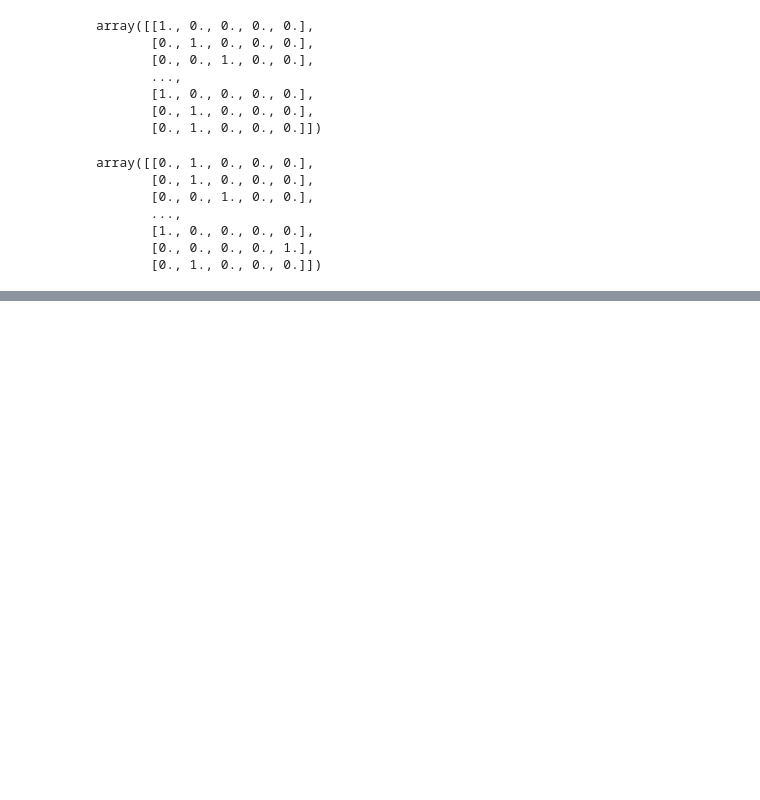
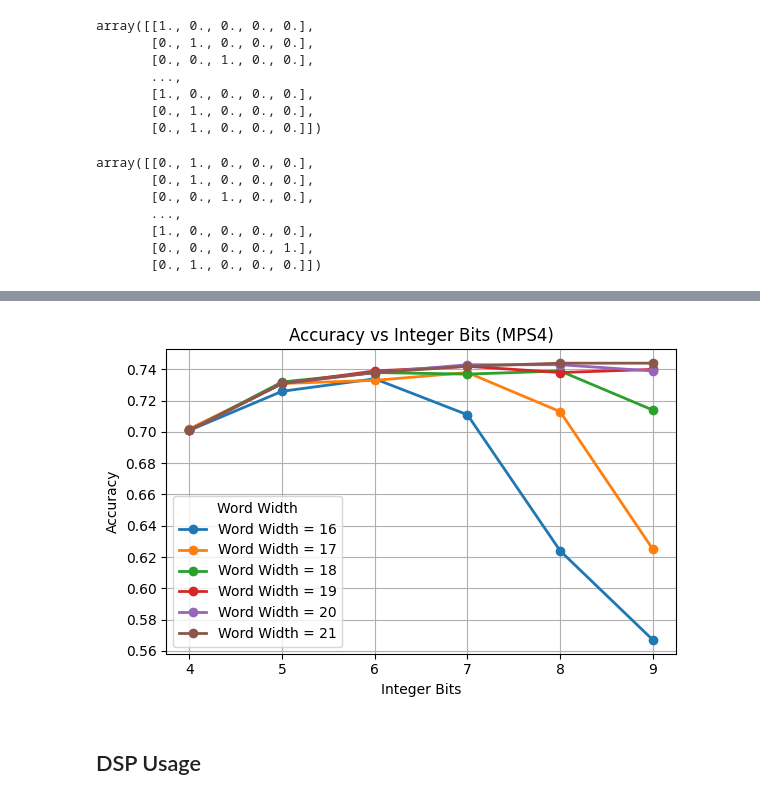
Before and after one commit to kalarimonk/hls4tenet, a Jupyter notebook: Accuracy_Check.ipynb, the cells around one changed output, grey strips where cells are left out. Cells and saved outputs as stored; diff of their text form; code cells hidden in the pictures; blank space fills up the shorter version.

```diff
--- a/Accuracy_Check.ipynb
+++ b/Accuracy_Check.ipynb
@@ -76,0 +82,7 @@ def save_npy_as_dat( npy_file: Path, results_dat: Path) -> None:
+# %%
+import os
+from pathlib import Path
+
+mps16_quantization_folder = Path("./mps16_qresults")
+mps16_results_list = list(mps16_quantization_folder.glob("*.txt"))
+mps16_results_list.sort()
@@ -76,0 +183,15 @@ def save_npy_as_dat( npy_file: Path, results_dat: Path) -> None:
+# %%
+mps4_quantization_folder = Path("./mps4_qresults")
+mps4_results_list = list(mps4_quantization_folder.glob("*.txt"))
+mps4_results_list.sort()
+# %%
+ww_list = []
+iw_list = []
+accuracy_list = []
+mps4_labels_file = Path("./datasets/mps_data/y_N4.npy")
+for results_file in mps4_results_list:
+    word_width, int_bits, accuracy = calc_accuracy(results_file, mps4_labels_file)
+    ww_list.append(word_width)
+    iw_list.append(int_bits)
+    accuracy_list.append(accuracy)
+    print(f"Accuracy for {word_width}_{int_bits}: {accuracy:.4f}")
@@ -76,0 +216,6 @@ def save_npy_as_dat( npy_file: Path, results_dat: Path) -> None:
+# %%
+plot_accuracy_vs_integer_bits(ww_list, iw_list, accuracy_list, dataset_name="MPS4")
+# %% [output]
+[figure, added]
+# %% [markdown]
+## DSP Usage
```
Also changed, not shown: parts of 35 cells of this notebook.
